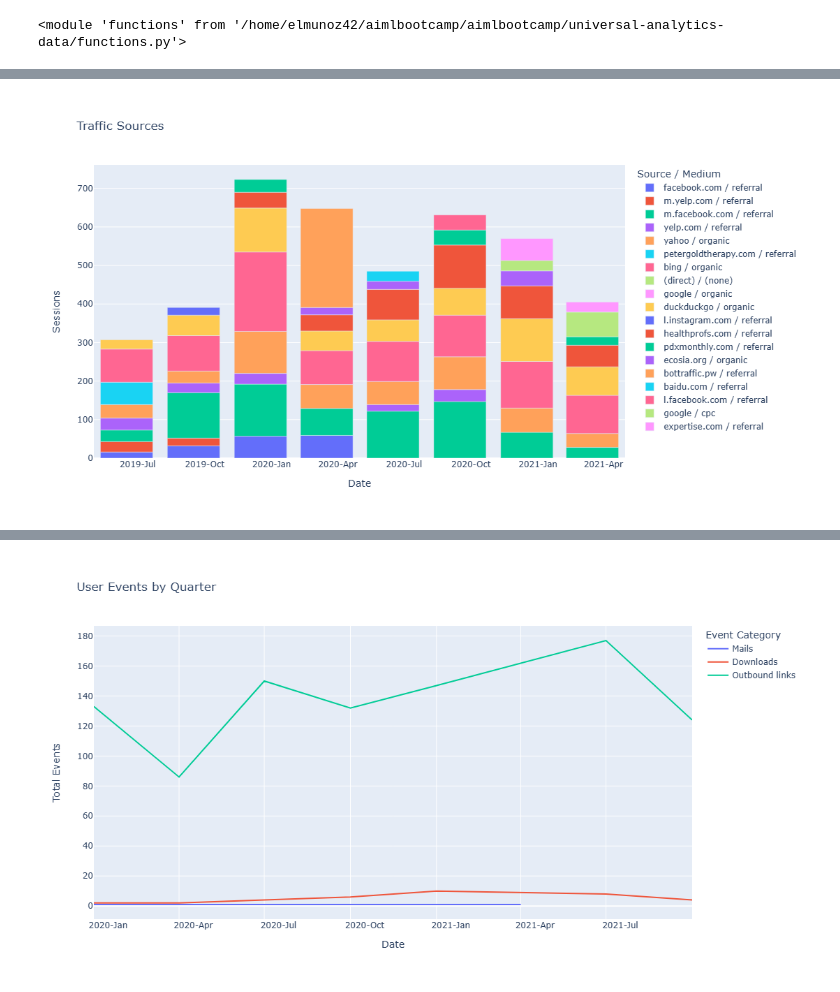
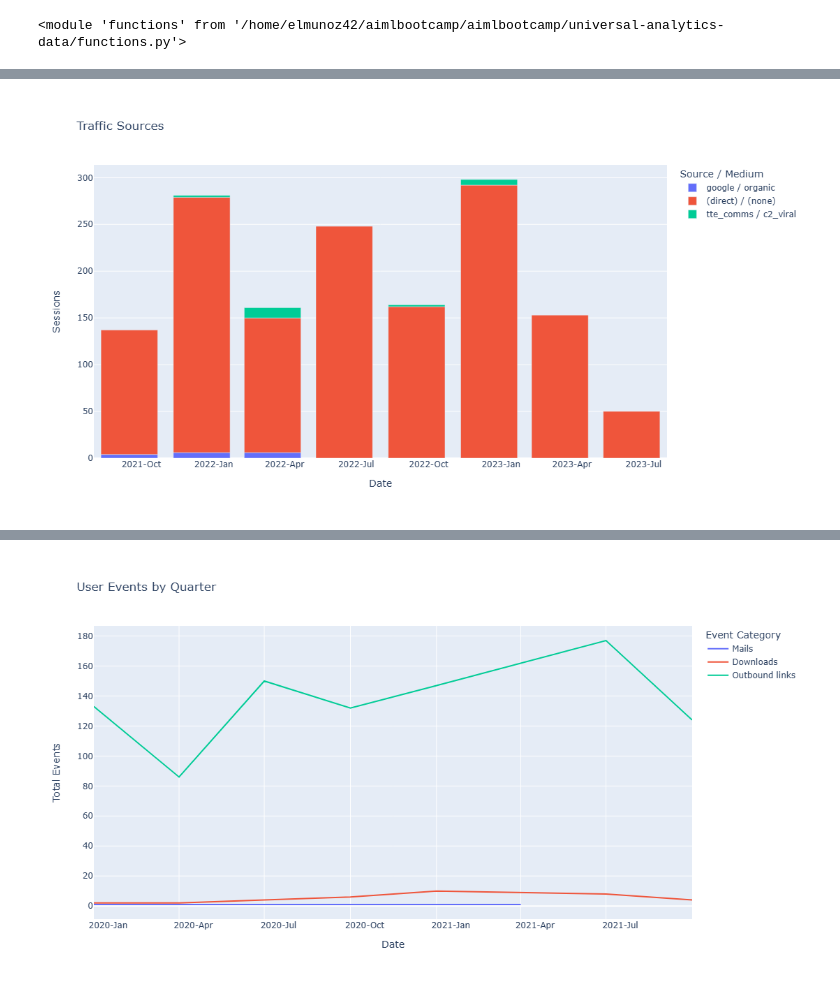
Before and after one commit to elmunoz42/universal-analytics-jupyter-notebook, a Jupyter notebook: UA-data-consolidation-and-analysis.ipynb, the cells around one changed output, grey strips where cells are left out. Saved outputs shown, nothing was run; the diff lists cells and outputs as text; code cells hidden in the pictures.

```diff
--- a/UA-data-consolidation-and-analysis.ipynb
+++ b/UA-data-consolidation-and-analysis.ipynb
@@ -120,36 +130,40 @@ dtype: object
 # %%
 
 # Read the CSV file
-df = pd.read_csv('output/hsh/Sources/consolidated-sources.csv')
+df = pd.read_csv('output/wtt/Sources/consolidated-sources.csv')
 
 # # Now, let's create the Date column
 df['Date'] = pd.to_datetime(df['Year'].astype(str) + '-' + df['Quarter'].apply(functions.quarter_to_month) + '-01')
 
 # Sort by date
 df = df.sort_values("Date")
 
 # Create Line Plot with No Total and other excludes
-exclude_list = ["total"]
-fig = px.bar(df.query('`Source / Medium` not in @exclude_list'), x='Date', y='Sessions', color='Source / Medium', title='Traffic Sources')
+include_list = [
+    "(direct) / (none)",
+    "google / organic",
+    "tte_comms / c2_viral"
+]
+fig = px.bar(df.query('`Source / Medium` in @include_list'), x='Date', y='Sessions', color='Source / Medium', title='Traffic Sources')
 
 # Update the layout
 fig.update_layout(
     autosize=False,
-    width=1200,  # Width of the figure in pixels
+    width=1000,  # Width of the figure in pixels
     height=600  # Height of the figure in pixels
 )
 
 # Customize the x-axis to show both year and quarter
 fig.update_xaxes(
     dtick="M3",
     tickformat="%Y-%b",  # This will show Year-Month
     ticklabelmode="period"
 )
 
 fig.show()
-fig.write_html('output/hsh/hsh-sources-mediums.html')
+fig.write_html('output/wtt/wtt-sources-mediums.html')
 # %% [output]
-[figure, old version]
+[figure, new version]
 # %%
 # Convert 'Date' from date time to date type
 # df['Date'] = df['Date'].dt.date
```
Also changed, not shown: parts of 9 cells of this notebook, 1 other file.
